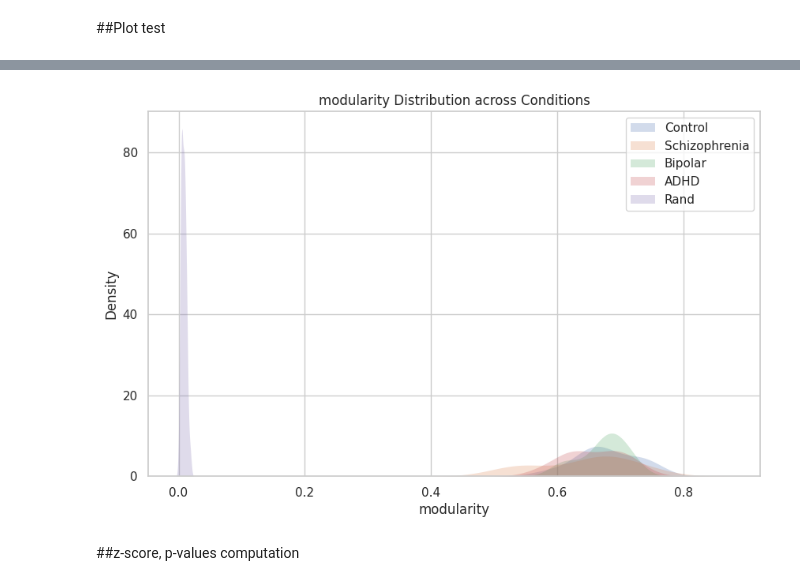
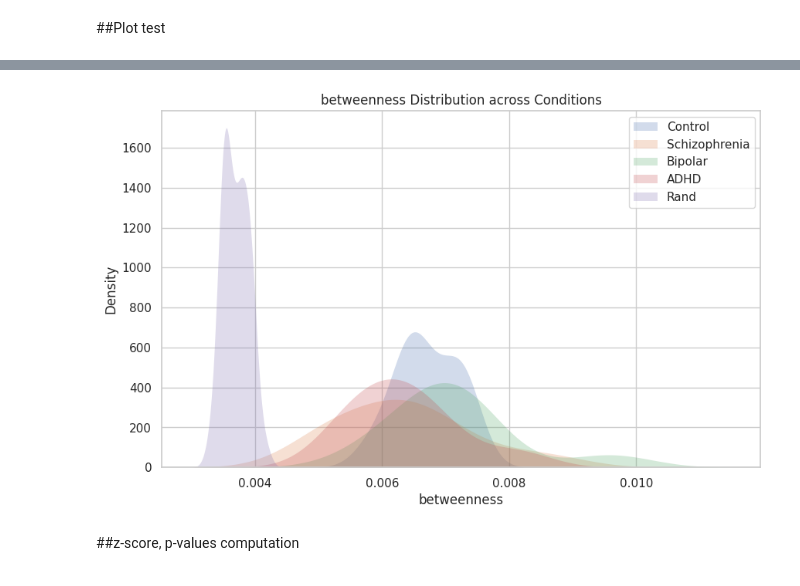
Before and after one commit to FrancescoMonaco/LFN_Project, a Jupyter notebook: LFN_Project.ipynb, the cells around one changed output, grey strips where cells are left out. Saved outputs shown, nothing was run; the diff lists cells and outputs as text; code cells hidden in the pictures.

Commit message:
Whole graph comparisons between groups finished

```diff
--- a/LFN_Project.ipynb
+++ b/LFN_Project.ipynb
@@ -46,11 +47,12 @@ import matplotlib.cm as cm
 #@title Imports from external py files
 import requests
 base_url = "raw.githubusercontent.com/FrancescoMonaco/LFN_Project/main"
-files_to_download = ["graph_metrics.py", "findpartitionofbrain.py", "mri_to_graph.py"]
+files_to_download = ["graph_metrics.py", "findpartitionofbrain.py", "mri_to_graph.py", "graph_plotter.py"]
 for file_name in files_to_download:
       file_url = f"{base_url}/{file_name}"
       !wget {file_url}
 from graph_metrics import *
 from mri_to_graph import *
 from findpartitionofbrain import *
+from graph_plotter import *
 # %% [output]
@@ -413,7 +375,7 @@ for dataframe, condition in zip(dataframes,conditions):
     # Generate multiple random graphs based on the same degree sequence
       random_graph = nx.Graph(nx.configuration_model(degree_sequence, create_using=nx.Graph()))
     # Add the random graph to the DataFrame
-      rand_grp = rand_grp.append({'graph':random_graph}, ignore_index=True)
+      rand_grp = rand_grp.append({'graph':random_graph, 'edges':random_graph.number_of_edges(), 'nodes': random_graph.number_of_nodes()}, ignore_index=True)
 # %%
 #@title Processing cycle to compute graph metrics
 # Wrapper for the dataframes
@@ -467,6 +449,6 @@ print_mean_std(dataframes, conditions)
 # %%
 #@title Probability distributions plotter
-feature = "modularity" # @param ["global_efficiency", "closeness", "betweenness", "degree", "top5_deg", "top5_close", "top5_betw", "clustering", "degree", "top5_clust", "modularity", "global_efficiency", "network_cost"]
+feature = "betweenness" # @param ["global_efficiency", "closeness", "betweenness", "degree", "top5_deg", "top5_close", "top5_betw", "clustering", "degree", "top5_clust", "modularity", "global_efficiency", "network_cost"]
 # Set the style
 sns.set(style="whitegrid")
 
@@ -476,34 +458,34 @@ plt.figure(figsize=(10, 6))
 # Control
 sns.kdeplot(control_data[feature], label='Control', fill=True, common_norm=True, cut = 3,
     linewidth=0,)
 
 # Schizophrenia
 sns.kdeplot(schz_data[feature], label='Schizophrenia', fill=True, common_norm=True, cut = 3,
     linewidth=0,)
 
 # Bipolar
 sns.kdeplot(bp_data[feature], label='Bipolar', fill=True, common_norm=True, cut = 3,
     linewidth=0,)
 
 # ADHD
 sns.kdeplot(adhd_data[feature], label='ADHD', fill=True, common_norm=True, cut = 3,
     linewidth=0,)
 
 sns.kdeplot(rand_grp[feature], label='Rand', fill=True, common_norm=True, cut = 3,
     linewidth=0,)
 
 # Adding labels and title
 plt.xlabel(feature)
 plt.ylabel('Density')
 plt.title(feature + ' Distribution across Conditions')
 
 # Adding legend
 plt.legend()
 
 # Show the plot
 plt.show()
 # %% [output]
-[figure, old version]
+[figure, new version]
 # %% [markdown]
 ##z-score, p-values computation
 # %%
```
Also changed, not shown: parts of 31 cells of this notebook.
